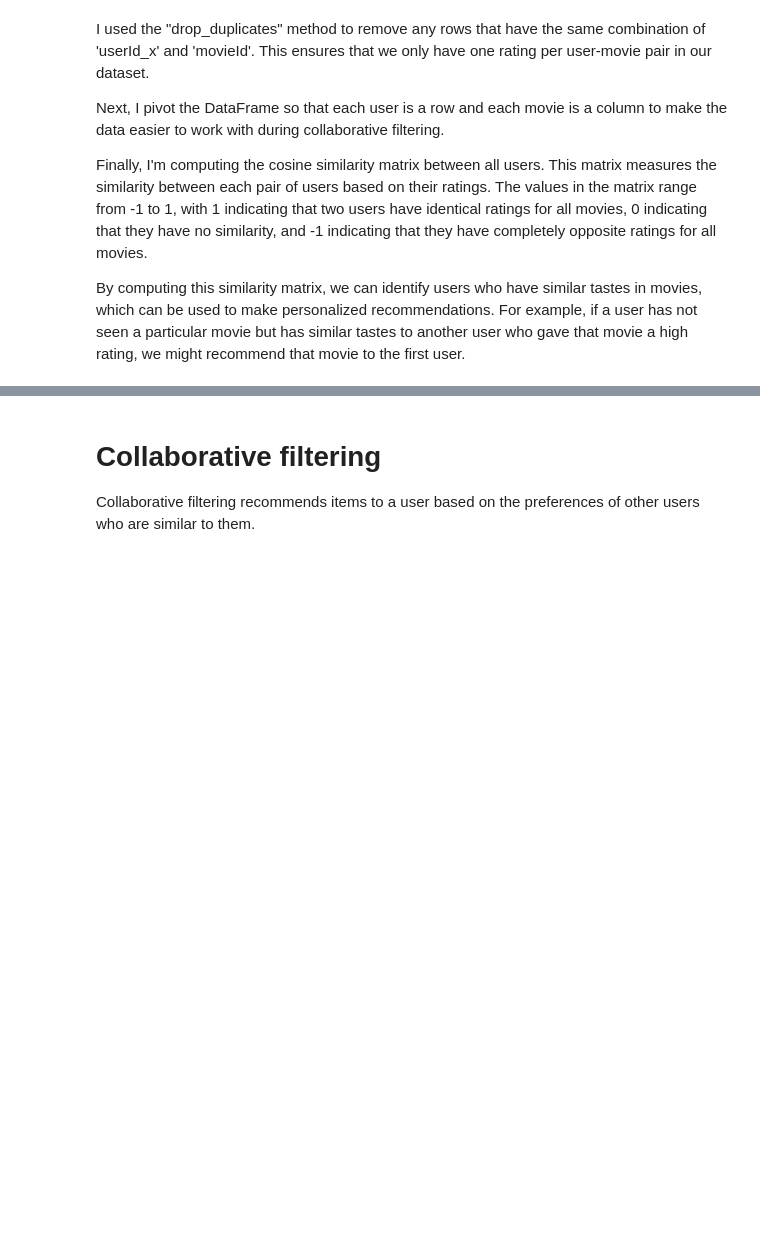
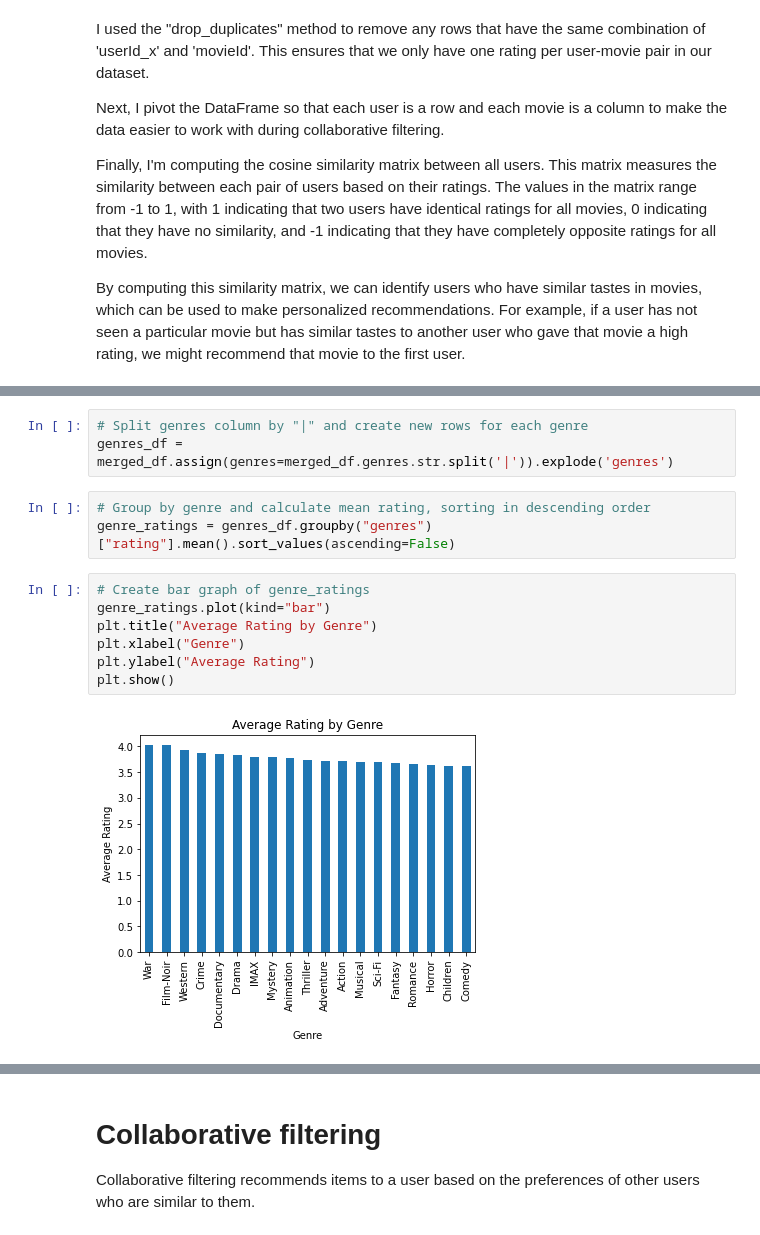
Before and after one commit to MichalOst3389/Movie-Recommendation-system, a Jupyter notebook: Untitled.ipynb, the cells around one changed output, grey strips where cells are left out. Drawn from its saved outputs; the diff is of its cells as text; blank space fills up the shorter version.

```diff
--- a/Untitled.ipynb
+++ b/Untitled.ipynb
@@ -156,0 +227,15 @@ merged_df
+# %%
+# Split genres column by "|" and create new rows for each genre
+genres_df = merged_df.assign(genres=merged_df.genres.str.split('|')).explode('genres')
+# %%
+# Group by genre and calculate mean rating, sorting in descending order
+genre_ratings = genres_df.groupby("genres")["rating"].mean().sort_values(ascending=False)
+# %%
+# Create bar graph of genre_ratings
+genre_ratings.plot(kind="bar")
+plt.title("Average Rating by Genre")
+plt.xlabel("Genre")
+plt.ylabel("Average Rating")
+plt.show()
+# %% [output]
+[figure, added]
```
Also changed, not shown: parts of 26 cells of this notebook.
